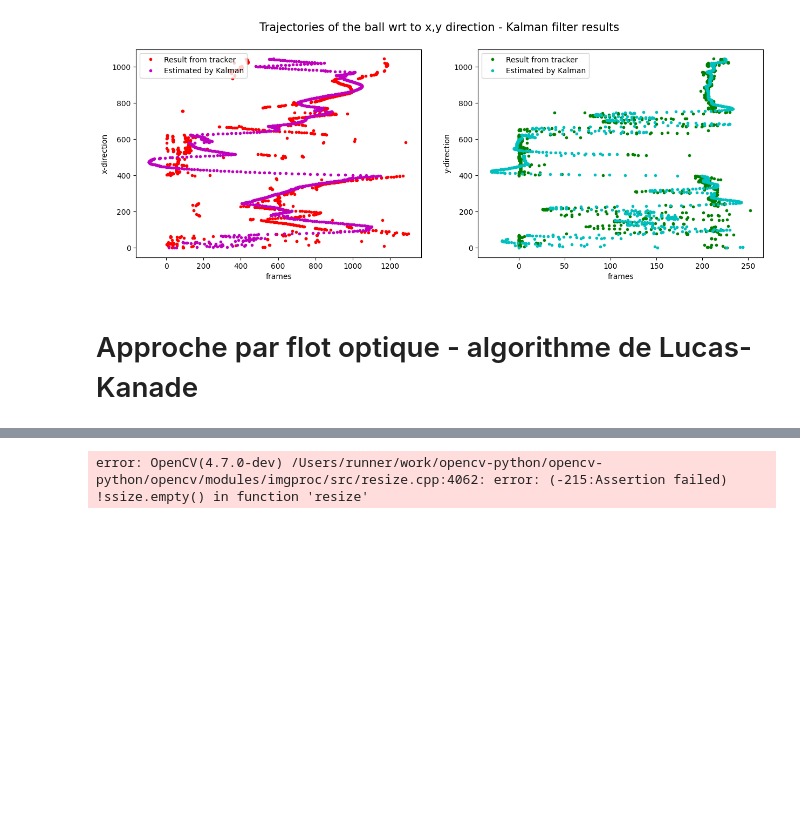
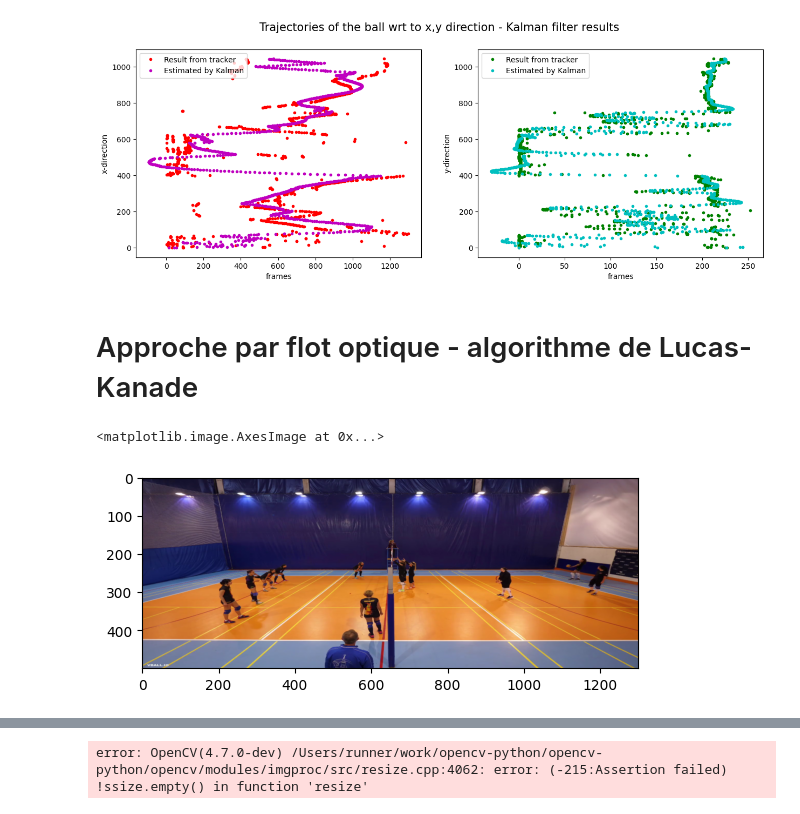
Before and after one commit to robindelebassee/ball_tracker, a Jupyter notebook: test_utils.ipynb, the cells around one changed output, grey strips where cells are left out. Drawn from its saved outputs; the diff is of its cells as text; code cells hidden in the pictures; blank space fills up the shorter version.

```diff
--- a/test_utils.ipynb
+++ b/test_utils.ipynb
@@ -219,3 +219,9 @@ cc, warp_matrix = None,None
 
 # list to store ball positions
 ball_pos = []
+# %%
+prev_rgb = cv2.cvtColor(cv2.resize(prev,(1300,500)), cv2.COLOR_BGR2RGB)
+plt.imshow(prev_rgb)
+# %% [output]
+<matplotlib.image.AxesImage at 0x...>
+[figure, added]
```
Also changed, not shown: parts of 2 cells of this notebook, 1 other file.
